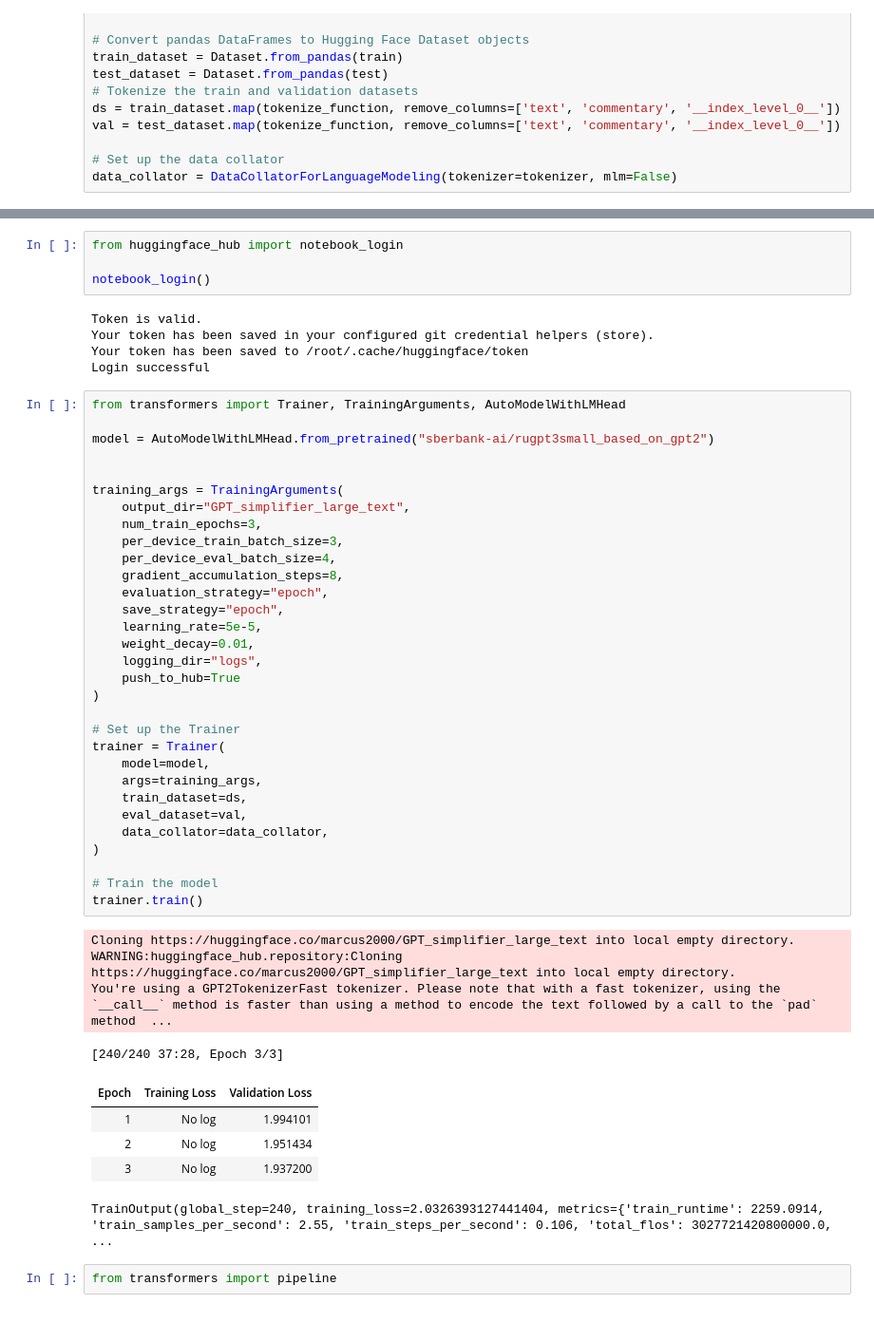
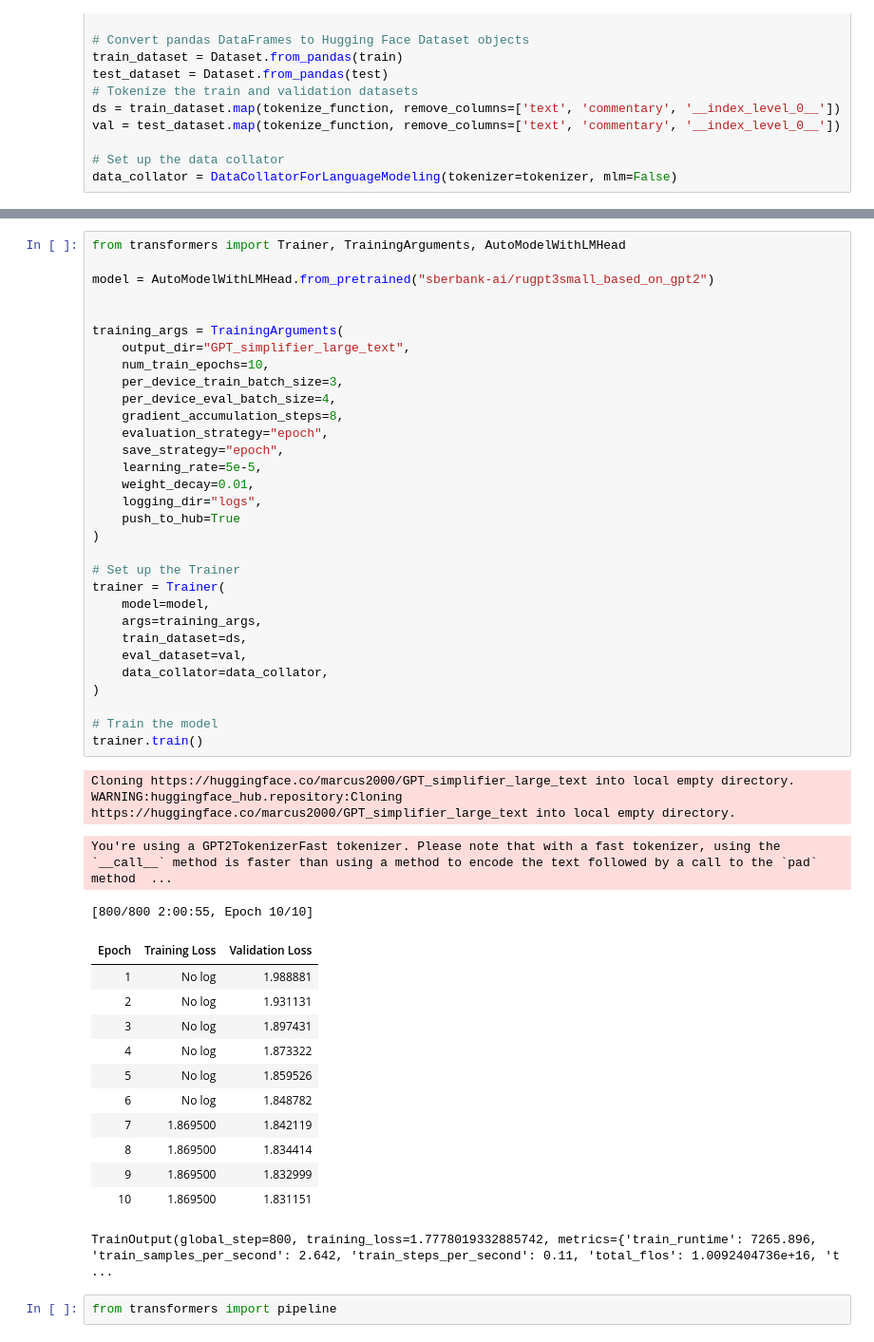
Before and after one commit to Athugodage/RuLawSimplification, a Jupyter notebook: GPT/gpt_legal_simplification_full.ipynb, the cells around one changed output, grey strips where cells are left out. Shown: that part at 95% size. Cells and saved outputs as stored; diff of their text form.

```diff
--- a/GPT/gpt_legal_simplification_full.ipynb
+++ b/GPT/gpt_legal_simplification_full.ipynb
@@ -157,15 +148,6 @@ Tue Mar 21 18:09:32 2023
 |=============================================================================|
 |  No running processes found                                                 |
 +-----------------------------------------------------------------------------+
-# %%
-from huggingface_hub import notebook_login
-
-notebook_login()
-# %% [output]
-Token is valid.
-Your token has been saved in your configured git credential helpers (store).
-Your token has been saved to /root/.cache/huggingface/token
-Login successful
 # %%
 from transformers import Trainer, TrainingArguments, AutoModelWithLMHead
 
@@ -173,40 +155,47 @@ model = AutoModelWithLMHead.from_pretrained("sberbank-ai/rugpt3small_based_on_gp
 
 
 training_args = TrainingArguments(
     output_dir="GPT_simplifier_large_text",
-    num_train_epochs=3,
+    num_train_epochs=10,
     per_device_train_batch_size=3,
     per_device_eval_batch_size=4,
     gradient_accumulation_steps=8,
     evaluation_strategy="epoch",
     save_strategy="epoch",
     learning_rate=5e-5,
     weight_decay=0.01,
     logging_dir="logs",
     push_to_hub=True
 )
 
 # Set up the Trainer
 trainer = Trainer(
     model=model,
     args=training_args,
     train_dataset=ds,
     eval_dataset=val,
     data_collator=data_collator,
 )
 
 # Train the model
 trainer.train()
 # %% [output]
 Cloning https://huggingface.co/marcus2000/GPT_simplifier_large_text into local empty directory.
 WARNING:huggingface_hub.repository:Cloning https://huggingface.co/marcus2000/GPT_simplifier_large_text into local empty directory.
-You're using a GPT2TokenizerFast tokenizer. Please note that with a fast tokenizer, using the `__call__` method is faster than using a method to encode the text followed by a call to the `pad` method  ...
-[240/240 37:28, Epoch 3/3]
+You're using a GPT2TokenizerFast tokenizer. Please note that with a fast tokenizer, using the `__call__` method is faster than using a method to encode the text followed by a call to the `pad` method  ...
+[800/800 2:00:55, Epoch 10/10]
 | Epoch | Training Loss | Validation Loss |
-| 1 | No log | 1.994101 |
-| 2 | No log | 1.951434 |
-| 3 | No log | 1.937200 |
+| 1 | No log | 1.988881 |
+| 2 | No log | 1.931131 |
+| 3 | No log | 1.897431 |
+| 4 | No log | 1.873322 |
+| 5 | No log | 1.859526 |
+| 6 | No log | 1.848782 |
+| 7 | 1.869500 | 1.842119 |
+| 8 | 1.869500 | 1.834414 |
+| 9 | 1.869500 | 1.832999 |
+| 10 | 1.869500 | 1.831151 |
-TrainOutput(global_step=240, training_loss=2.0326393127441404, metrics={'train_runtime': 2259.0914, 'train_samples_per_second': 2.55, 'train_steps_per_second': 0.106, 'total_flos': 3027721420800000.0, ...
+TrainOutput(global_step=800, training_loss=1.7778019332885742, metrics={'train_runtime': 7265.896, 'train_samples_per_second': 2.642, 'train_steps_per_second': 0.11, 'total_flos': 1.0092404736e+16, 't ...
 # %%
 from transformers import pipeline
 # %%
```
Also changed, not shown: parts of 10 cells of this notebook.
